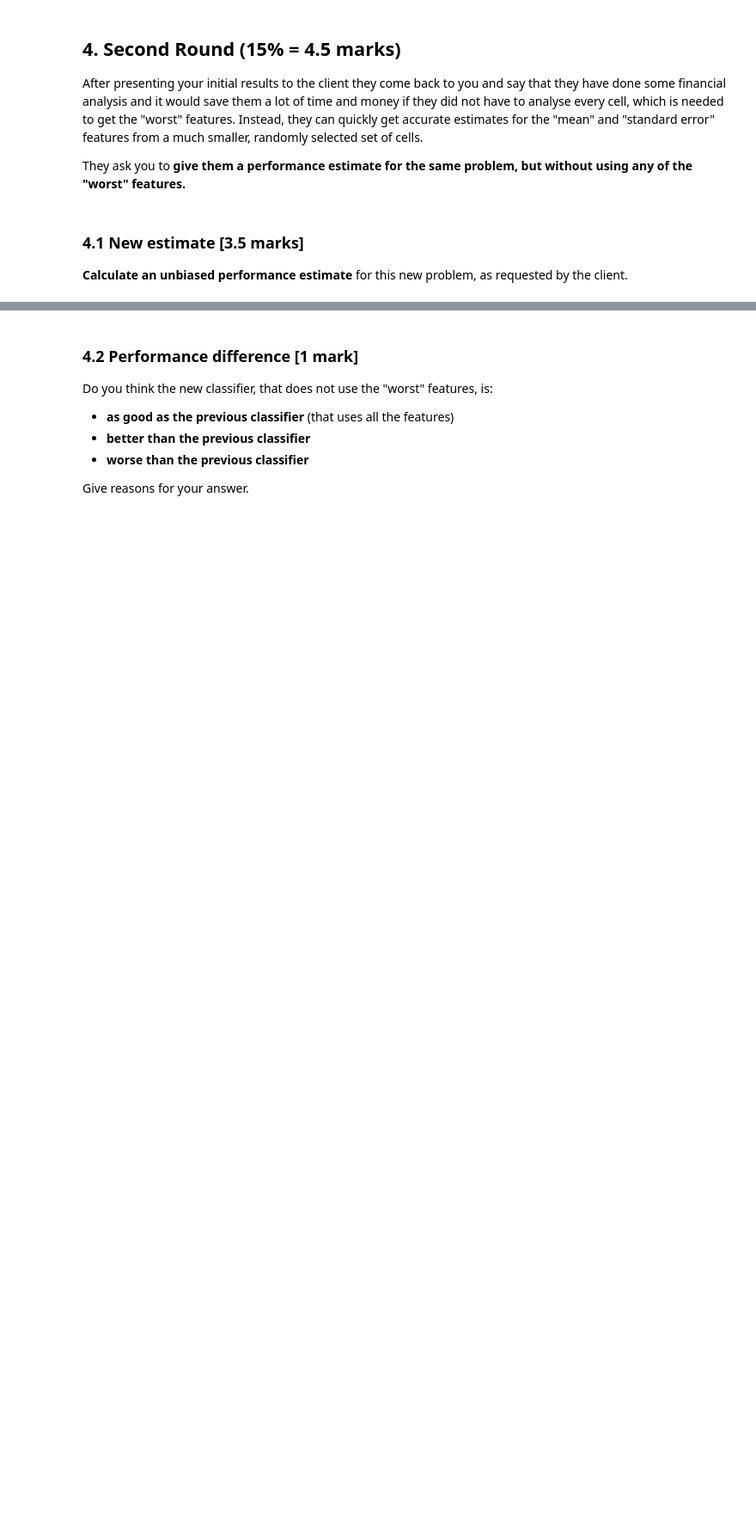
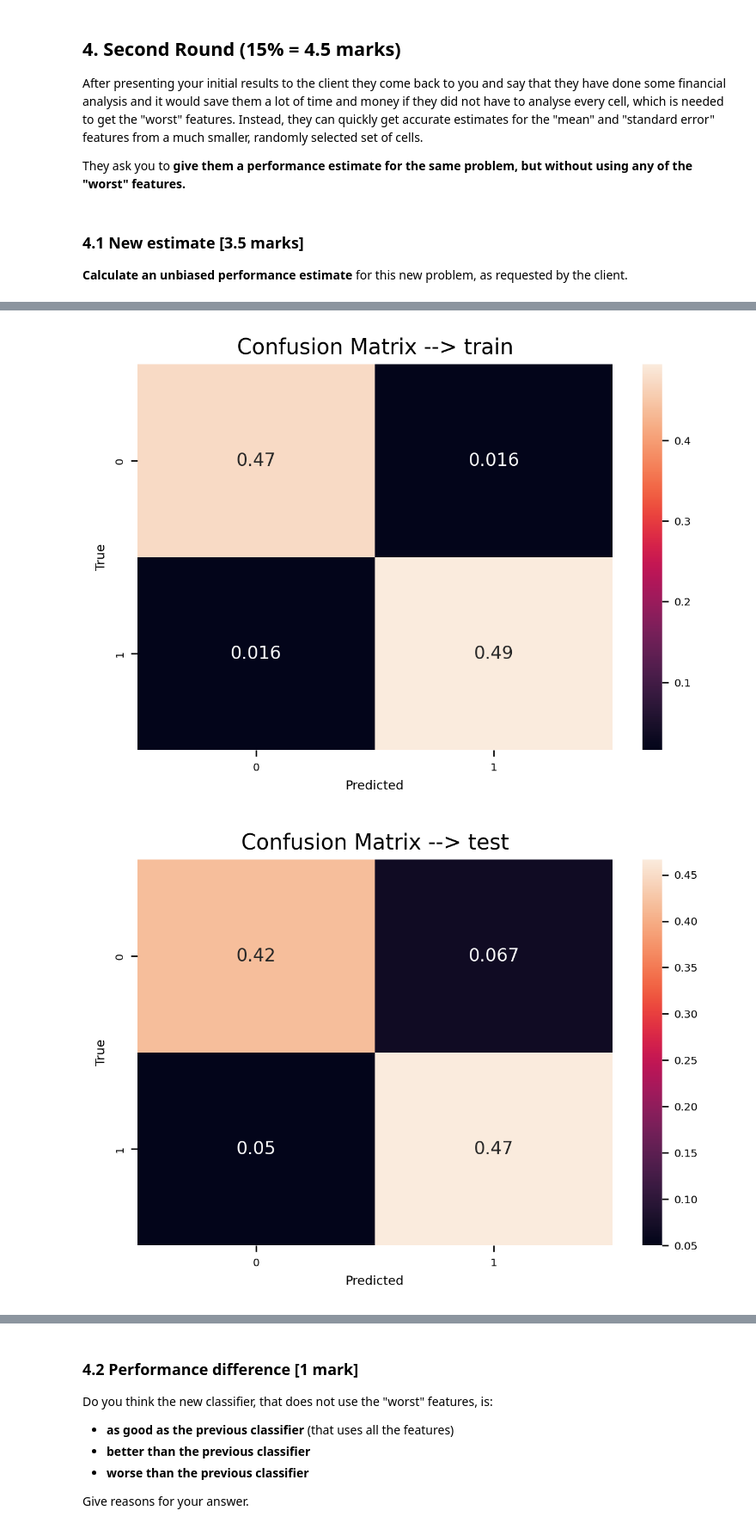
Before and after one commit to XiaoLinZzz/Machine-learning, a Jupyter notebook: A2/A2.ipynb, the cells around one changed output, grey strips where cells are left out. Shown at 86% size. Drawn from its saved outputs; the diff is of its cells as text; code cells hidden in the pictures; blank space fills up the shorter version.

```diff
--- a/A2/A2_template_2022.ipynb
+++ b/A2/A2.ipynb
@@ -888,0 +1206,8 @@ They ask you to **give them a performance estimate for the same problem, but wit
+# %%
+X_train = train_set[:,:-1]
+y_train = train_set[:,-1]
+X_test = test_set[:,:-1]
+y_test = test_set[:,-1]
+X_val = val_set[:,:-1]
+y_val = val_set[:,-1]
+print(f'Shapes are {[X_train.shape,y_train.shape,X_test.shape,y_test.shape,X_val.shape,y_val.shape]}')
@@ -888,0 +1216,6 @@ They ask you to **give them a performance estimate for the same problem, but wit
+# %%
+from sklearn.pipeline import Pipeline
+from sklearn.preprocessing import StandardScaler
+from sklearn.impute import SimpleImputer
+
+preproc_pl = Pipeline([ ('imputer', SimpleImputer(strategy="median")), ('scaler', StandardScaler())])
@@ -888,0 +1298,25 @@ They ask you to **give them a performance estimate for the same problem, but wit
+# %%
+# draw confusion matrix of SVM
+cmat = confusion_matrix(y_true=y_train, y_pred=y_svm_train_pred, normalize='all')
+sns.heatmap(cmat,annot=True)
+plt.xlabel('Predicted')
+plt.ylabel('True')
+plt.title('Confusion Matrix --> train')
+plt.show()
+
+cmat = confusion_matrix(y_true=y_test, y_pred=y_svm_test_pred, normalize='all')
+sns.heatmap(cmat,annot=True)
+plt.xlabel('Predicted')
+plt.ylabel('True')
+plt.title('Confusion Matrix --> test')
+plt.show()
+
+cmat = confusion_matrix(y_true=y_val, y_pred=y_svm_pred, normalize='all')
+sns.heatmap(cmat,annot=True)
+plt.xlabel('Predicted')
+plt.ylabel('True')
+plt.title('Confusion Matrix --> val')
+plt.show()
+# %% [output]
+[figure, added]
+[figure, added]
```
Also changed, not shown: parts of 44 cells of this notebook.
